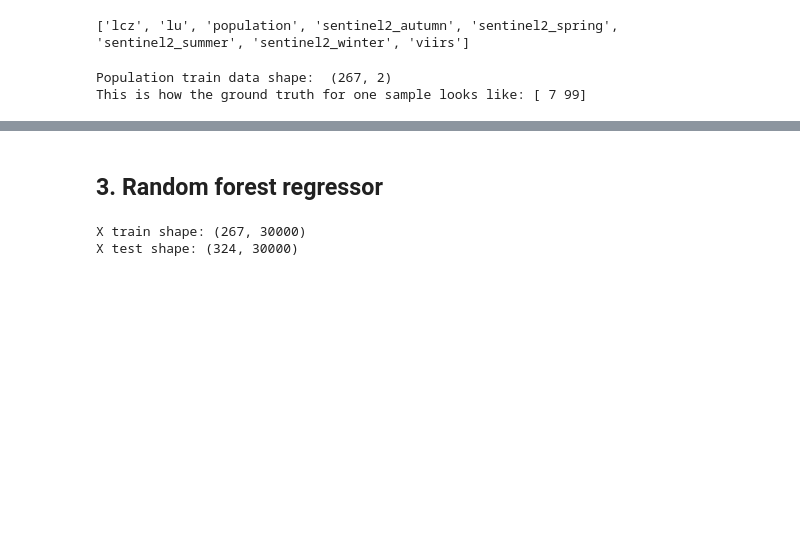
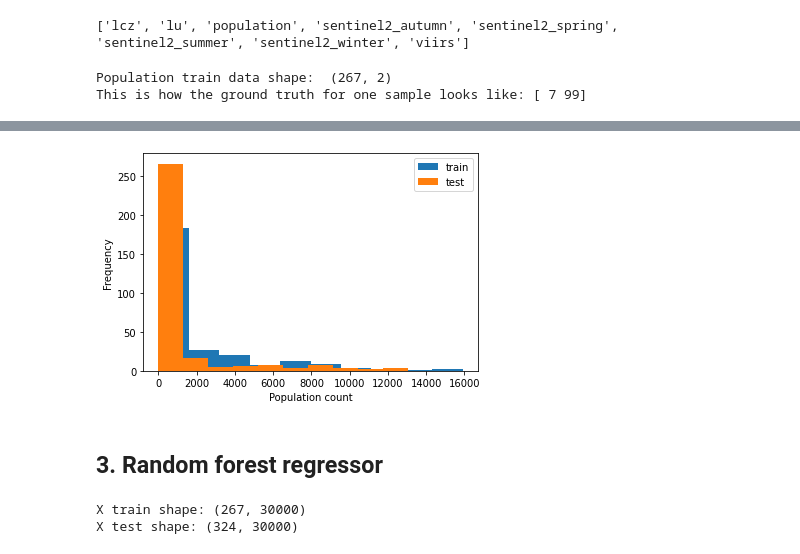
Before and after one commit to acamero/data-science-eo-regression, a Jupyter notebook: population_estimation.ipynb, the cells around one changed output, grey strips where cells are left out. Drawn from its saved outputs; the diff is of its cells as text; code cells hidden in the pictures; blank space fills up the shorter version.

```diff
--- a/population_estimation.ipynb
+++ b/population_estimation.ipynb
@@ -101,3 +104,12 @@ VIIRS shape:  (267, 100, 100, 1)
+# %%
+plt.hist(pop_count_train, label="train")
+plt.hist(pop_count_test, label="test")
+plt.xlabel("Population count")
+plt.ylabel("Frequency")
+plt.legend(loc="upper right")
+plt.show()
+# %% [output]
+[figure, added]
 # %% [markdown]
 ## 3. Random forest regressor
 # %%
```
Also changed, not shown: parts of 23 cells of this notebook, 4 other files.
